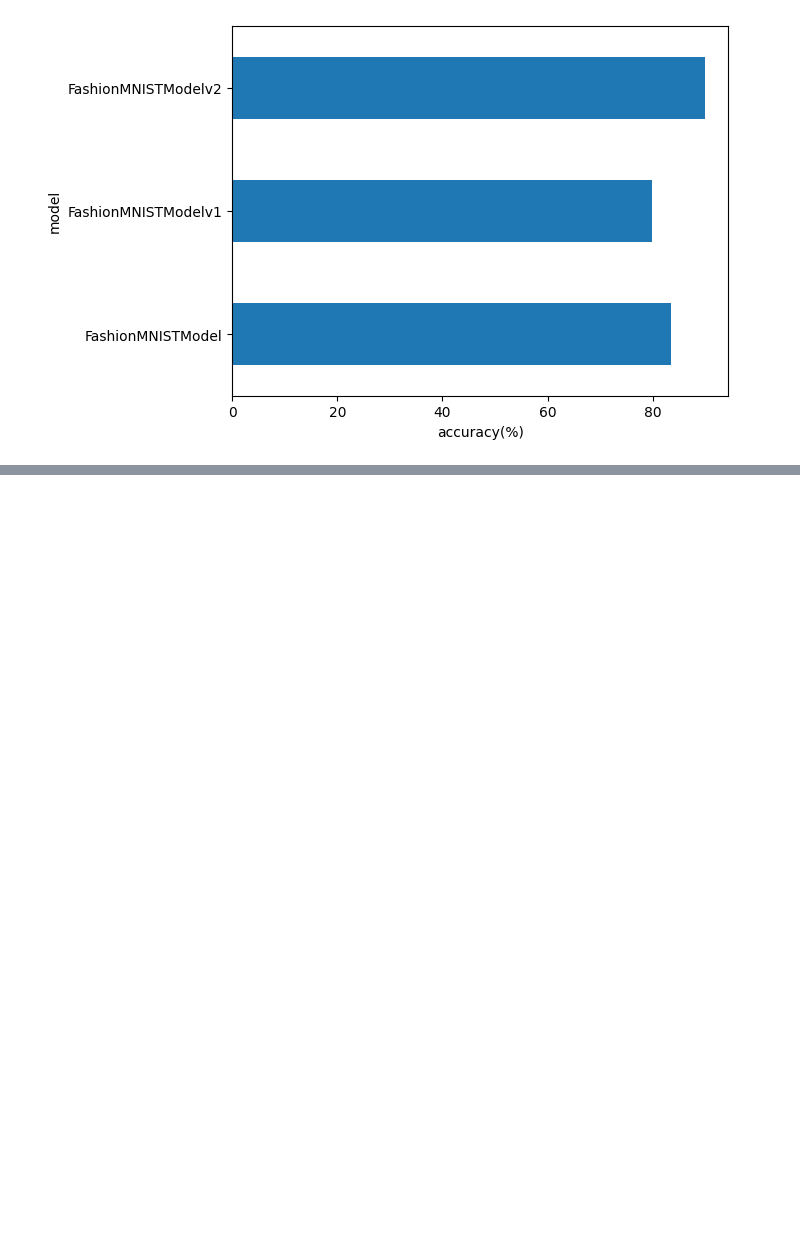
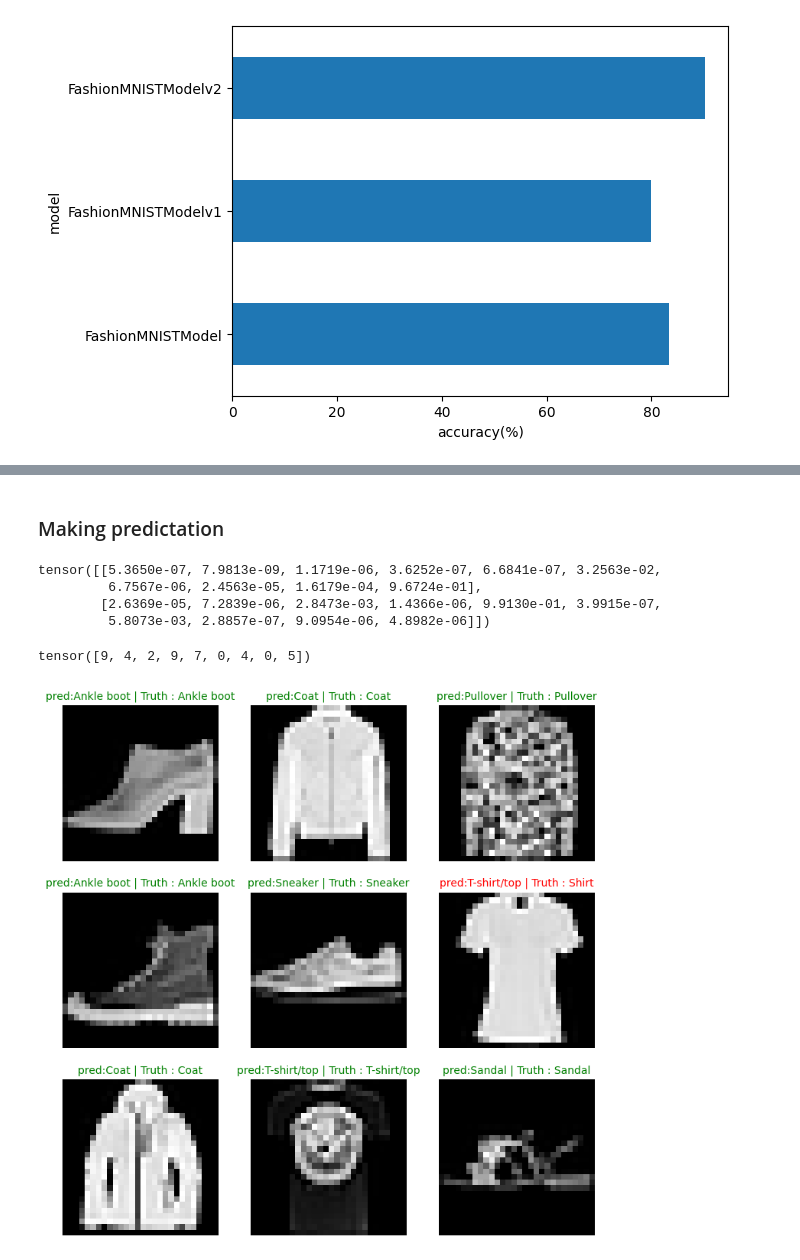
Before and after one commit to mdnazishpatel/Machine_learning, a Jupyter notebook: Computer_vision.ipynb, the cells around one changed output, grey strips where cells are left out. Drawn from its saved outputs; the diff is of its cells as text; code cells hidden in the pictures; blank space fills up the shorter version.

```diff
--- a/Computer_vision.ipynb
+++ b/Computer_vision.ipynb
@@ -909,0 +968,41 @@ comapre_results
+# %% [markdown]
+### Making predictation
+# %%
+pred_probs = make_predictions(
+    model=model_2,
+    data=test_samples,
+    device=device
+)
+pred_probs[:2]
+# %% [output]
+tensor([[5.3650e-07, 7.9813e-09, 1.1719e-06, 3.6252e-07, 6.6841e-07, 3.2563e-02,
+         6.7567e-06, 2.4563e-05, 1.6179e-04, 9.6724e-01],
+        [2.6369e-05, 7.2839e-06, 2.8473e-03, 1.4366e-06, 9.9130e-01, 3.9915e-07,
+         5.8073e-03, 2.8857e-07, 9.0954e-06, 4.8982e-06]])
+# %%
+pred_classes = pred_probs.argmax(dim=1)
+pred_classes
+# %% [output]
+tensor([9, 4, 2, 9, 7, 0, 4, 0, 5])
+# %%
+##visualizing.....
+plt.figure(figsize=(9,9))
+nrows = 3
+ncols = 3
+for i, sample in enumerate(test_samples):
+  plt.subplot(nrows, ncols, i+1)
+  plt.imshow(sample.squeeze(), cmap="grey")
+
+  pred_label = class_names[pred_classes[i]]
+
+  truth_label = class_names[test_labels[i]]
+
+  title_text = f"pred:{pred_label} | Truth : {truth_label}"
+
+  if pred_label == truth_label:
+    plt.title(title_text, fontsize=10, c="g")
+  else:
+      plt.title(title_text, fontsize=10, c="r")
+  plt.axis(False)
+# %% [output]
+[figure, added]
```
Also changed, not shown: parts of 32 cells of this notebook.
